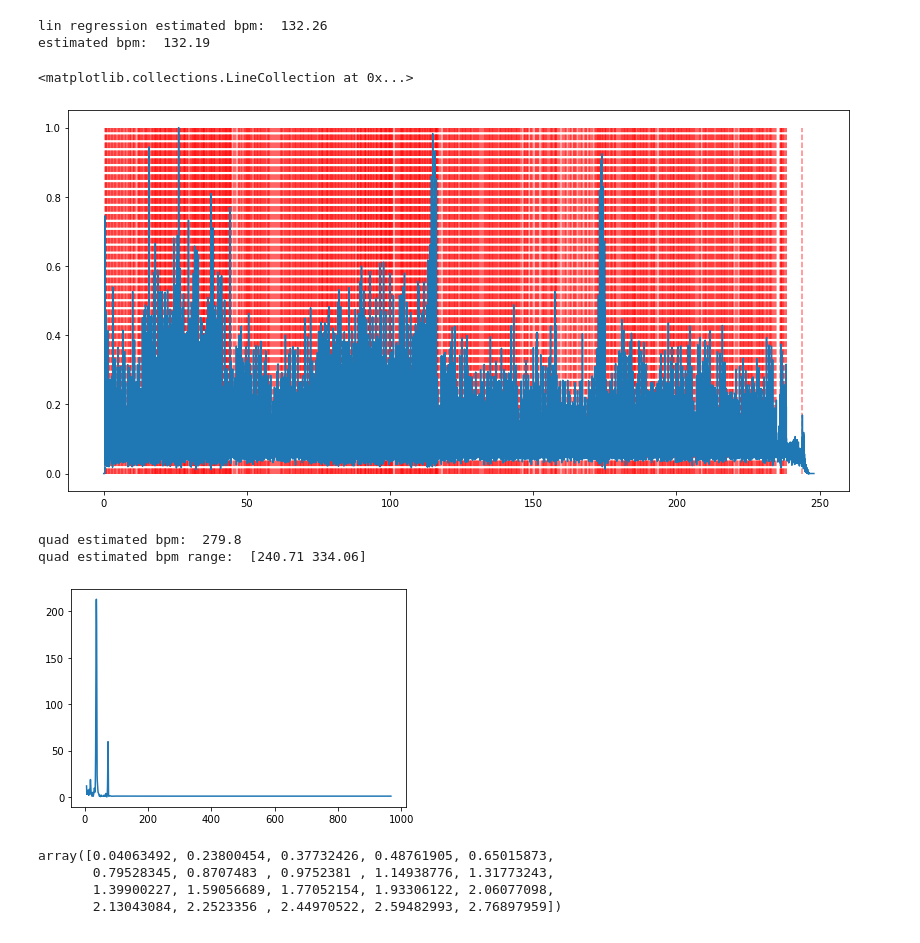
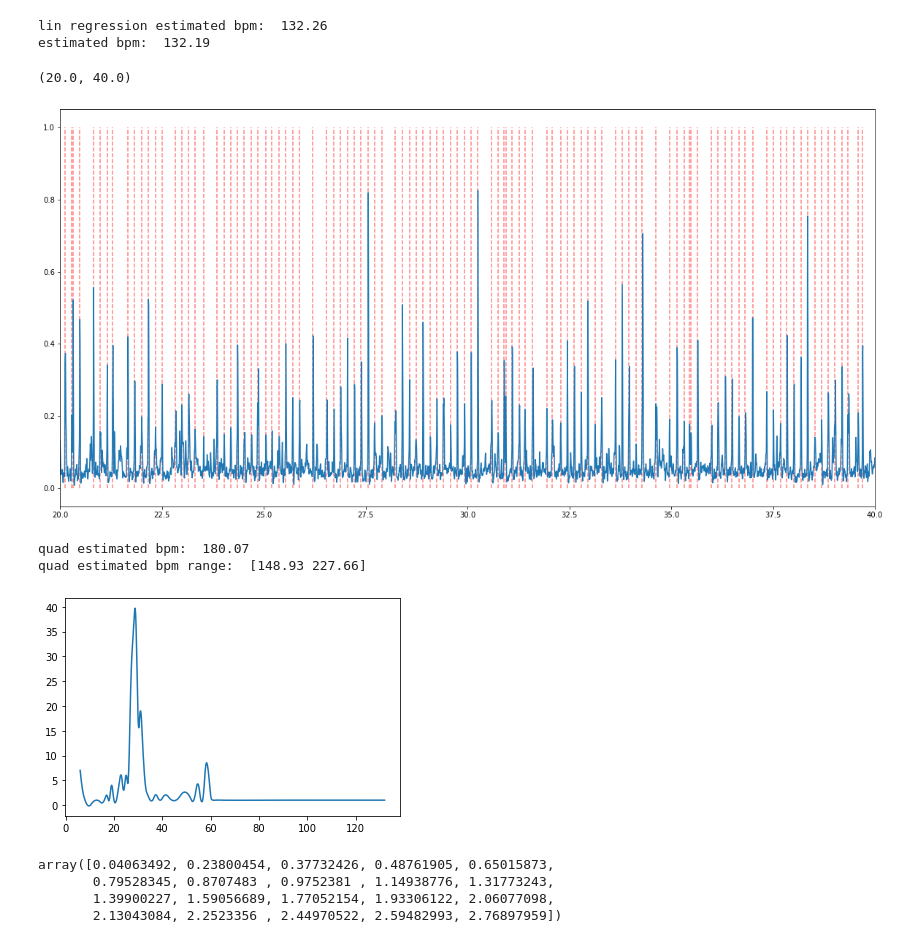
Before and after one commit to winstonwzhang/osu_seq2seq, a Jupyter notebook: beat_detect_test.ipynb, the cells around one changed output. Cells and saved outputs as stored; diff of their text form; code cells hidden in the pictures.

```diff
--- a/beat_detect_test.ipynb
+++ b/beat_detect_test.ipynb
@@ -520,9 +540,9 @@ def checkOffsetLabels(mp3_file, arr_file, time_bpm):
 #filename = "Will Stetson - Despacito ft. R3 Music Box (Sotarks) [Monstrata's Slow Expert]"
 #filename = "YOASOBI - Ano Yume o Nazotte (Sarawatlism) [Daisuki]"
 #filename = "Caravan Palace - Miracle (Mulciber) [Extra]"
-filename = "xi - FREEDOM DiVE (Pikastar) [Universe]"
+#filename = "xi - FREEDOM DiVE (Pikastar) [Universe]"
 #filename = "DM Ashura - Classical Insanity (Louis Cyphre) [Vivacissimo]"
-#filename = "Die For You ft. Grabbitz  - VCT 2021"
+filename = "Die For You ft. Grabbitz  - VCT 2021"
 #filename = "Train - 50 Ways to Say Goodbye"
 #filename = "Nightcore - Dernière Danse"
 
@@ -544,7 +564,7 @@ filename = "xi - FREEDOM DiVE (Pikastar) [Universe]"
 #time_bpm = [[-30,200,4]]
 #time_bpm = [[2133,222.22,4]]
 #time_bpm = [[38,175,4],[64152,175,3],[75466,175,4]]
-#time_bpm = [[5620,190,4]]
+time_bpm = [[5620,190,4]]
 #time_bpm = [[430,140,4]]
 #time_bpm = [[590,132.25,4]]
 
@@ -568,6 +588,8 @@ arr_file = "songs/osu_mp3/" + filename + ".npy"
 # use librosa onset detector to get potential bpm ranges
 #time_bpm = getLibrosaBPM(mp3_file)
 #print(time_bpm)
+time_bpm = checkOffsetLibrosa(mp3_file, 190.0, hop=1411)
+print('checked offset: ', time_bpm)
 
 # use rnn beat tracker
 #mmb_sections = getMmbBPM(mp3_file)
@@ -595,0 +649,20 @@ songs/xi - FREEDOM DiVE (Pikastar) [AIs Easy].osu written successfully
+# %%
+# model onset
+x, sr = librosa.load(mp3_file, sr=None, mono=True)
+song_sec = crop_sec
+
+N = len(label_arr)
+bin_len = crop_sec / (N-1)  # length of each time bin in seconds
+bin_in_sec = 1 / bin_len  # number of bins in every second
+
+hop = bin_len*sr
+onset_frames, onset_dict = scipy.signal.find_peaks(label_arr.flatten(), height=0.1)
+onset_times = onset_frames * (hop / sr)
+
+# plot onset strength
+plt.figure(figsize=(20,10))
+times = np.arange(N) * (hop/sr)
+plt.plot(times, label_arr, label='Onset strength')
+plt.vlines(onset_times, 0, 1, alpha=0.5, color='r',
+           linestyle='--', label='onsets')
+plt.xlim((20,40))
@@ -635,27 +765,28 @@ estimated bpm:  132.19
 # %%
 # librosa onset
 hop = 256
 onset_frames = librosa.onset.onset_detect(x, sr=sr, hop_length=hop)
 onset_times = onset_frames * (hop / sr)
 o_env = librosa.onset.onset_strength(x, sr=sr, hop_length=hop)
 #plot onset strength
 
-plt.figure(figsize=(14,7))
+plt.figure(figsize=(20,10))
 times = np.arange(len(o_env)) * (hop/sr)
 plt.plot(times, librosa.util.normalize(o_env), label='Onset strength')
 plt.vlines(onset_times, 0, 1, alpha=0.5, color='r',
            linestyle='--', label='onsets')
+plt.xlim((20,40))
 # %% [output]
-<matplotlib.collections.LineCollection at 0x...>
+(20.0, 40.0)
-[figure, old version]
+[figure, new version]
 # %%
 quad_bpm, bpm_range = getBPMFromBeats(onset_frames, (hop / sr), 'quad')
 print("quad estimated bpm: ", quad_bpm)
 print("quad estimated bpm range: ", bpm_range)
 # %% [output]
-quad estimated bpm:  279.8
-quad estimated bpm range:  [240.71 334.06]
+quad estimated bpm:  180.07
+quad estimated bpm range:  [148.93 227.66]
-[figure, old version]
+[figure, new version]
 # %%
 onset_times[:20]
 # %% [output]
```
Also changed, not shown: parts of 18 cells of this notebook, 36 other files.
